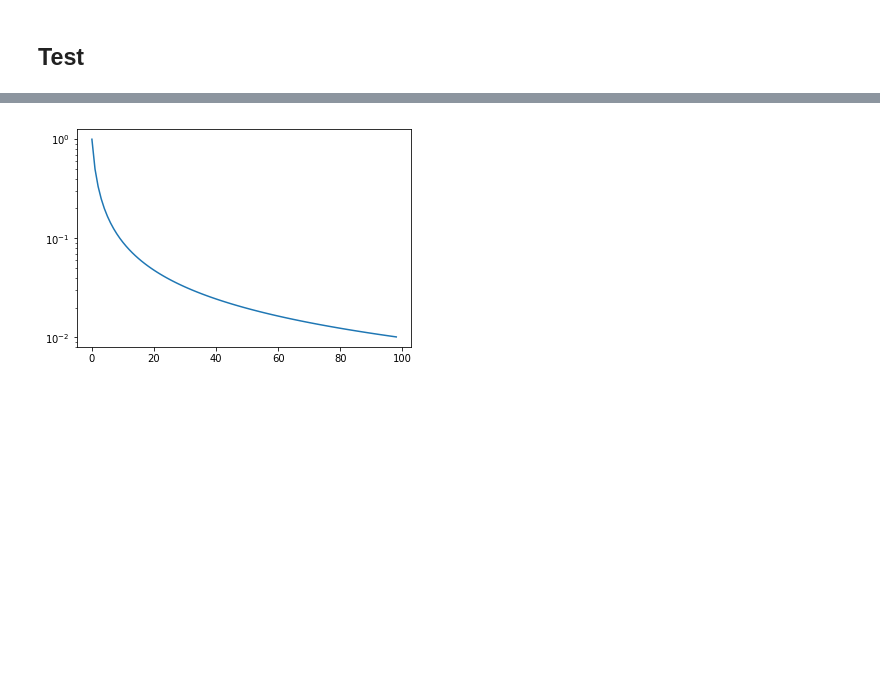
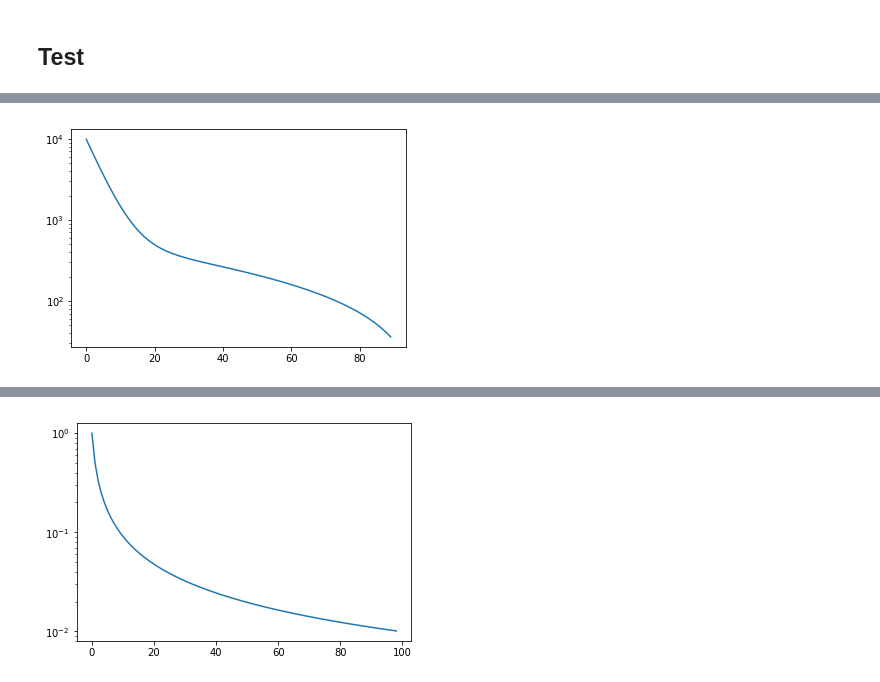
Before and after one commit to cyber-meow/FISTA, a Jupyter notebook: Playground.ipynb, the cells around one changed output, grey strips where cells are left out. Drawn from its saved outputs; the diff is of its cells as text; code cells hidden in the pictures; blank space fills up the shorter version.

```diff
--- a/Playground.ipynb
+++ b/Playground.ipynb
@@ -377,0 +391,6 @@ def alpha(n):
+# %%
+energies = np.array(inp_fb.energies)
+plt.plot((energies-np.min(energies))[:-10])
+plt.yscale('log')
+# %% [output]
+[figure, added]
```
Also changed, not shown: parts of 33 cells of this notebook, 28 other files.
